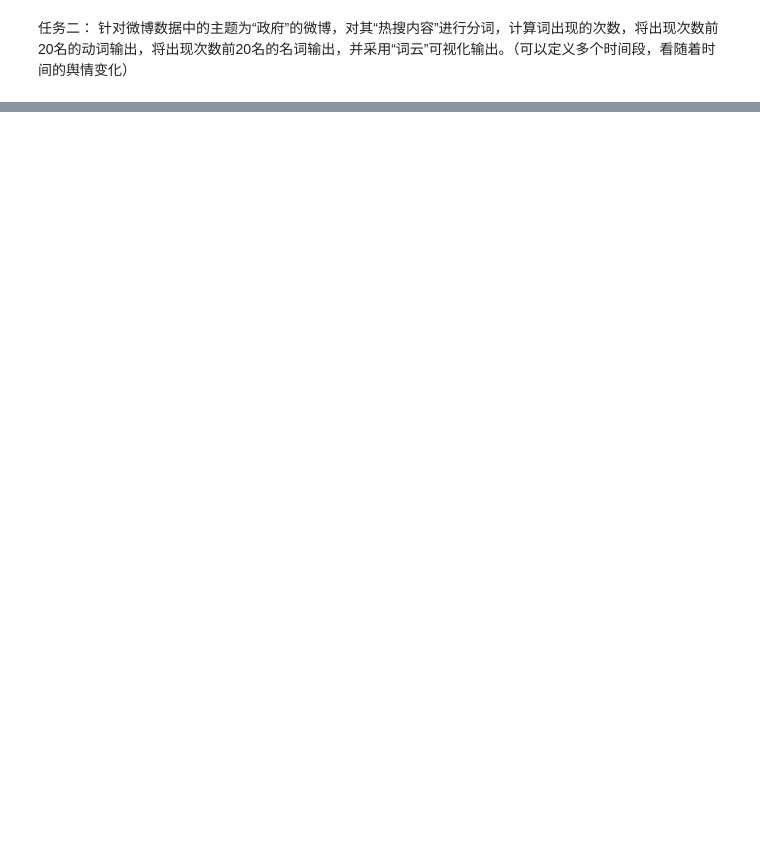
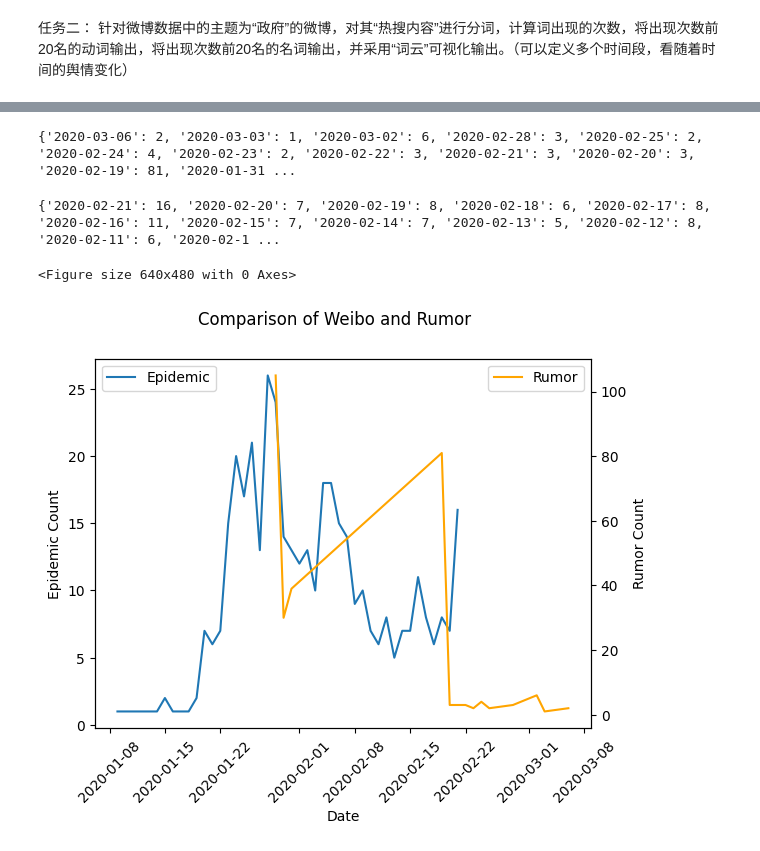
Before and after one commit to liu33333/NLP_exp1, a Jupyter notebook: code.ipynb, the cells around one changed output, grey strips where cells are left out. Drawn from its saved outputs; the diff is of its cells as text; code cells hidden in the pictures; blank space fills up the shorter version.

```diff
--- a/code.ipynb
+++ b/code.ipynb
@@ -143,0 +240,66 @@ show_weibo_cloud(time, year='2020', month='02', date='07', key_word='政府')
+# %%
+times = {}
+for i in df_rumor.crawlTime.to_list():
+    times[i[:10]] = times.get(i[:10], 0) + 1
+# print(df_rumor.crawlTime.to_list())
+print(times)
+# %% [output]
+{'2020-03-06': 2, '2020-03-03': 1, '2020-03-02': 6, '2020-02-28': 3, '2020-02-25': 2, '2020-02-24': 4, '2020-02-23': 2, '2020-02-22': 3, '2020-02-21': 3, '2020-02-20': 3, '2020-02-19': 81, '2020-01-31 ...
+# %%
+import datetime
+import matplotlib.dates as mdates
+
+def compare_weibo_and_rumor():
+    epidemic_dir = {}
+    for i in range(len(df_weibo)):
+        if "疫情" in str(df_weibo.主题[i]):
+            epidemic_dir[str(df_weibo.时间[i])[:10]] = epidemic_dir.get(str(df_weibo.时间[i])[:10], 0) + 1
+        else:
+            continue
+    print(epidemic_dir)
+
+    rumor_dir = {}
+    for i in df_rumor.crawlTime.to_list():
+        rumor_dir[i[:10]] = rumor_dir.get(i[:10], 0) + 1
+    # 得到两个字典，开始使用plt绘图
+    plt.figure()
+
+    # 提取字典中信息放入列表
+    epidemic_dates = list(epidemic_dir.keys())
+    rumor_dates = list(rumor_dir.keys())
+
+    # 将时间格式化方便排序
+    epidemic_dates = [datetime.datetime.strptime(date, '%Y-%m-%d') for date in epidemic_dates]
+    rumor_dates = [datetime.datetime.strptime(date, '%Y-%m-%d') for date in rumor_dates]
+    epidemic_dates.sort()
+    rumor_dates.sort()
+
+    epidemic_counts_sorted = [epidemic_dir[date.strftime('%Y-%m-%d')] for date in epidemic_dates]
+    rumor_counts_sorted = [rumor_dir[date.strftime('%Y-%m-%d')] for date in rumor_dates]
+
+    fig, ax1 = plt.subplots()
+
+    ax1.plot(epidemic_dates, epidemic_counts_sorted, label='Epidemic')
+    ax1.set_xlabel('Date')
+    ax1.set_ylabel('Epidemic Count')
+    ax1.tick_params(axis='y')
+
+    ax2 = ax1.twinx()
+
+    ax2.plot(rumor_dates, rumor_counts_sorted, color='orange', label='Rumor')
+    ax2.set_ylabel('Rumor Count')
+    ax2.tick_params(axis='y')
+    ax1.set_xticklabels(labels=epidemic_dates,rotation=45)
+    plt.gca().xaxis.set_major_formatter(mdates.DateFormatter('%Y-%m-%d'))
+    fig.suptitle('Comparison of Weibo and Rumor')
+    ax1.legend(loc='upper left')
+    ax2.legend(loc='upper right')
+    plt.show()
+
+
+
+compare_weibo_and_rumor()
+# %% [output]
+{'2020-02-21': 16, '2020-02-20': 7, '2020-02-19': 8, '2020-02-18': 6, '2020-02-17': 8, '2020-02-16': 11, '2020-02-15': 7, '2020-02-14': 7, '2020-02-13': 5, '2020-02-12': 8, '2020-02-11': 6, '2020-02-1 ...
+<Figure size 640x480 with 0 Axes>
+[figure, added]
```
Also changed, not shown: parts of 9 cells of this notebook.
